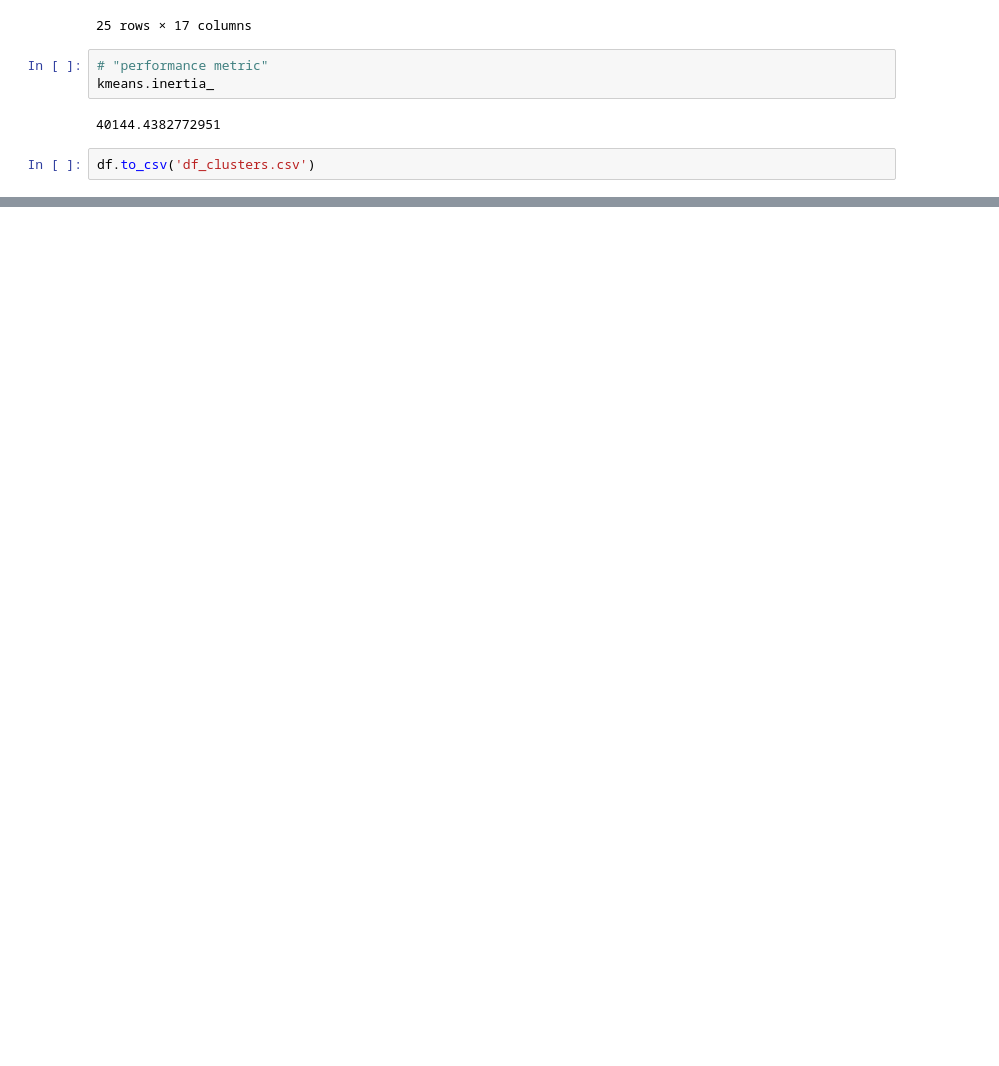
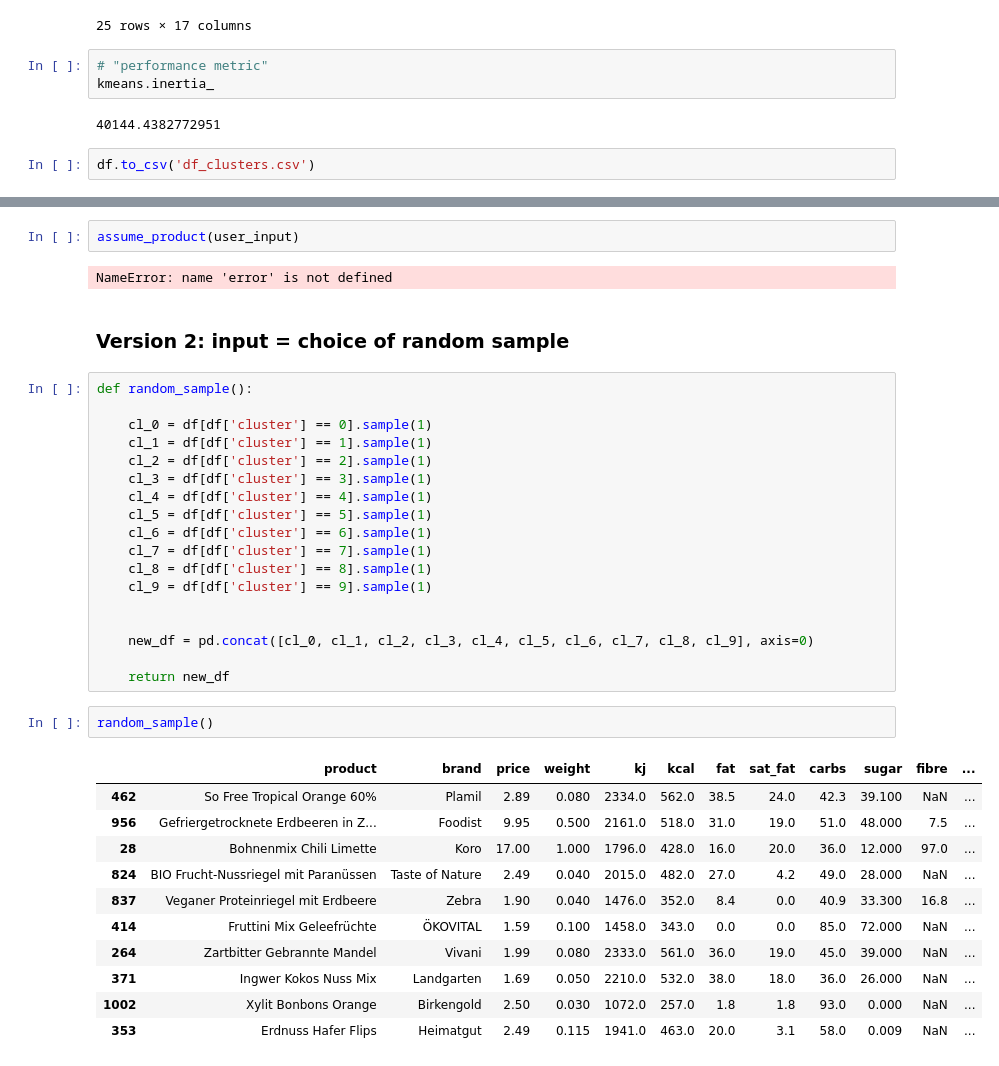
Before and after one commit to katharina-beriault/Final_Project_Vegan-Snack-Recommender_Clustering, a Jupyter notebook: Python/Model_building.ipynb, the cells around one changed output, grey strips where cells are left out. Cells and saved outputs as stored; diff of their text form; blank space fills up the shorter version.

```diff
--- a/Python/Model_building.ipynb
+++ b/Python/Model_building.ipynb
@@ -450,0 +529,38 @@ df.to_csv('df_clusters.csv')
+# %%
+assume_product(user_input)
+# %% [output]
+NameError: name 'error' is not defined
+# %% [markdown]
+### Version 2: input = choice of random sample
+# %%
+def random_sample():
+
+    cl_0 = df[df['cluster'] == 0].sample(1)
+    cl_1 = df[df['cluster'] == 1].sample(1)
+    cl_2 = df[df['cluster'] == 2].sample(1)
+    cl_3 = df[df['cluster'] == 3].sample(1)
+    cl_4 = df[df['cluster'] == 4].sample(1)
+    cl_5 = df[df['cluster'] == 5].sample(1)
+    cl_6 = df[df['cluster'] == 6].sample(1)
+    cl_7 = df[df['cluster'] == 7].sample(1)
+    cl_8 = df[df['cluster'] == 8].sample(1)
+    cl_9 = df[df['cluster'] == 9].sample(1)
+
+
+    new_df = pd.concat([cl_0, cl_1, cl_2, cl_3, cl_4, cl_5, cl_6, cl_7, cl_8, cl_9], axis=0)
+
+    return new_df
+# %%
+random_sample()
+# %% [output]
+|  | product | brand | price | weight | kj | kcal | fat | sat_fat | carbs | sugar | fibre | ... |
+| 462 | So Free Tropical Orange 60% | Plamil | 2.89 | 0.080 | 2334.0 | 562.0 | 38.5 | 24.0 | 42.3 | 39.100 | NaN | ... |
+| 956 | Gefriergetrocknete Erdbeeren in Z... | Foodist | 9.95 | 0.500 | 2161.0 | 518.0 | 31.0 | 19.0 | 51.0 | 48.000 | 7.5 | ... |
+| 28 | Bohnenmix Chili Limette | Koro | 17.00 | 1.000 | 1796.0 | 428.0 | 16.0 | 20.0 | 36.0 | 12.000 | 97.0 | ... |
+| 824 | BIO Frucht-Nussriegel mit Paranüssen | Taste of Nature | 2.49 | 0.040 | 2015.0 | 482.0 | 27.0 | 4.2 | 49.0 | 28.000 | NaN | ... |
+| 837 | Veganer Proteinriegel mit Erdbeere | Zebra | 1.90 | 0.040 | 1476.0 | 352.0 | 8.4 | 0.0 | 40.9 | 33.300 | 16.8 | ... |
+| 414 | Fruttini Mix Geleefrüchte | ÖKOVITAL | 1.59 | 0.100 | 1458.0 | 343.0 | 0.0 | 0.0 | 85.0 | 72.000 | NaN | ... |
+| 264 | Zartbitter Gebrannte Mandel | Vivani | 1.99 | 0.080 | 2333.0 | 561.0 | 36.0 | 19.0 | 45.0 | 39.000 | NaN | ... |
+| 371 | Ingwer Kokos Nuss Mix | Landgarten | 1.69 | 0.050 | 2210.0 | 532.0 | 38.0 | 18.0 | 36.0 | 26.000 | NaN | ... |
+| 1002 | Xylit Bonbons Orange | Birkengold | 2.50 | 0.030 | 1072.0 | 257.0 | 1.8 | 1.8 | 93.0 | 0.000 | NaN | ... |
+| 353 | Erdnuss Hafer Flips | Heimatgut | 2.49 | 0.115 | 1941.0 | 463.0 | 20.0 | 3.1 | 58.0 | 0.009 | NaN | ... |
```
Also changed, not shown: parts of 10 cells of this notebook, 2 other files.
